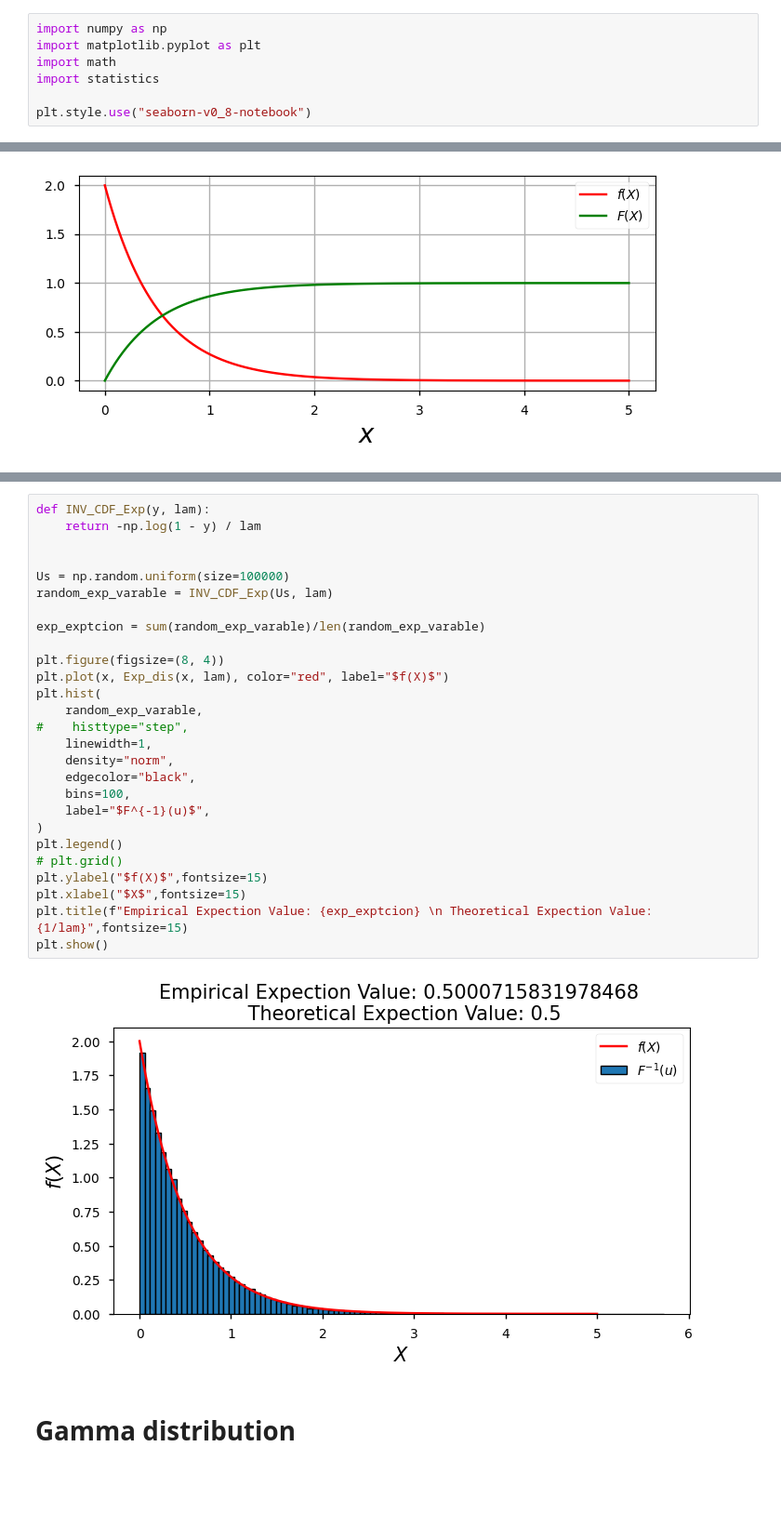
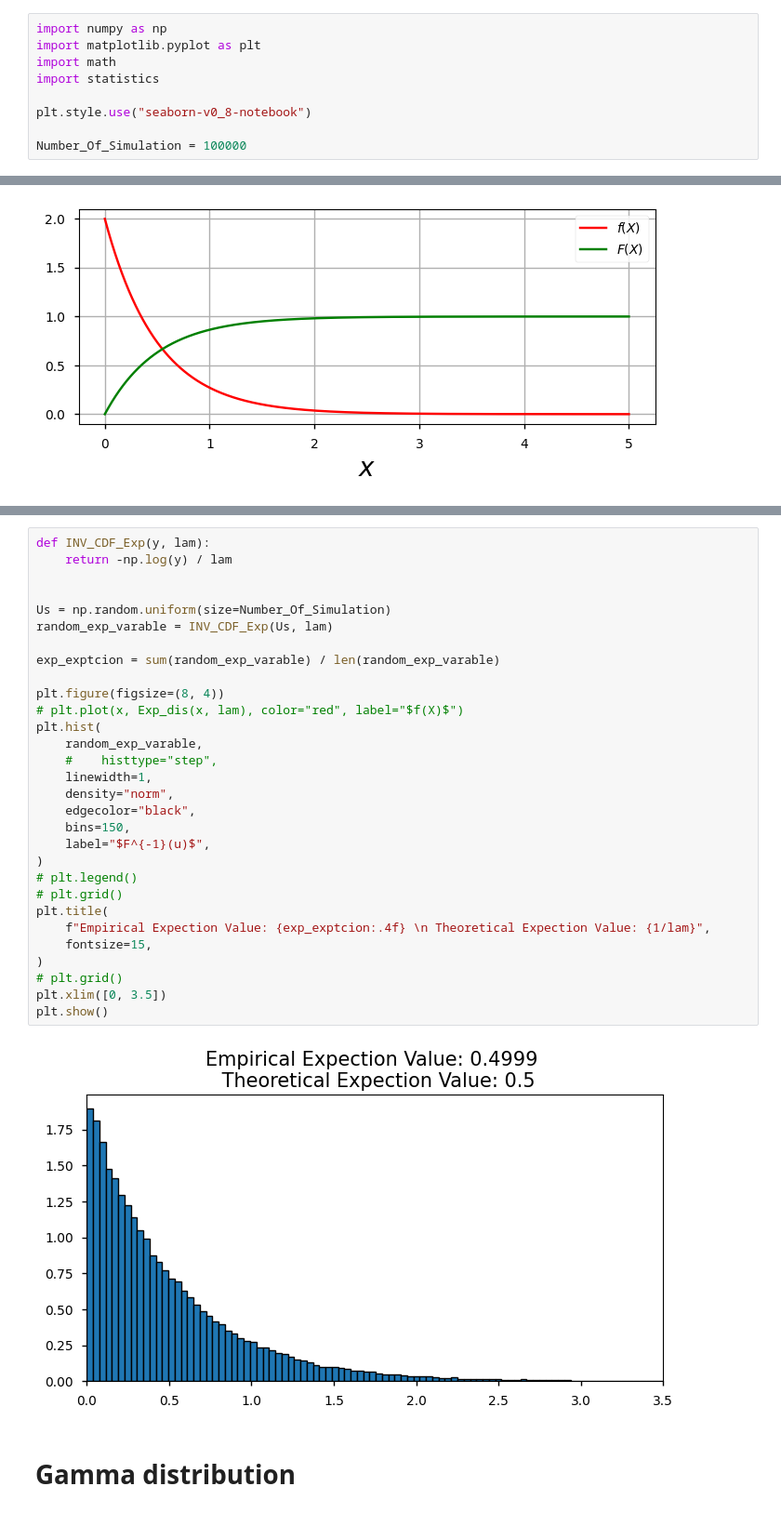
Before and after one commit to AzmainBiswas/Monte_Carlo, a Jupyter notebook: Generating Random Variable/Continuous.ipynb, the cells around one changed output, grey strips where cells are left out. Shown at 93% size. Drawn from its saved outputs; the diff is of its cells as text; blank space fills up the shorter version.

```diff
--- a/Generating Random Variable/Continuous.ipynb
+++ b/Generating Random Variable/Continuous.ipynb
@@ -5,6 +5,8 @@ import math
 import statistics
 
 plt.style.use("seaborn-v0_8-notebook")
+
+Number_Of_Simulation = 100000
 # %% [markdown]
 _**Proposition:**_ Let $U$ ba a $U[0,1]$ random variable. For any continuous distribution function $F$
 the random variable $X$ defined by $$X=F^{-1}(U)$$ has distribution $F$. [$F^{-1}$ is defined to be that value of $x$ such that $F(x)=u$]
@@ -44,32 +49,35 @@ now, $F^{-1}(y) = - \frac{\ln(1-y)}{\lambda}$
 # %%
 def INV_CDF_Exp(y, lam):
-    return -np.log(1 - y) / lam
+    return -np.log(y) / lam
 
 
-Us = np.random.uniform(size=100000)
+Us = np.random.uniform(size=Number_Of_Simulation)
 random_exp_varable = INV_CDF_Exp(Us, lam)
 
-exp_exptcion = sum(random_exp_varable)/len(random_exp_varable)
+exp_exptcion = sum(random_exp_varable) / len(random_exp_varable)
 
 plt.figure(figsize=(8, 4))
-plt.plot(x, Exp_dis(x, lam), color="red", label="$f(X)$")
+# plt.plot(x, Exp_dis(x, lam), color="red", label="$f(X)$")
 plt.hist(
     random_exp_varable,
-#    histtype="step",
+    #    histtype="step",
     linewidth=1,
     density="norm",
     edgecolor="black",
-    bins=100,
+    bins=150,
     label="$F^{-1}(u)$",
 )
-plt.legend()
+# plt.legend()
 # plt.grid()
-plt.ylabel("$f(X)$",fontsize=15)
-plt.xlabel("$X$",fontsize=15)
-plt.title(f"Empirical Expection Value: {exp_exptcion} \n Theoretical Expection Value: {1/lam}",fontsize=15)
+plt.title(
+    f"Empirical Expection Value: {exp_exptcion:.4f} \n Theoretical Expection Value: {1/lam}",
+    fontsize=15,
+)
+# plt.grid()
+plt.xlim([0, 3.5])
 plt.show()
 # %% [output]
-[figure, old version]
+[figure, new version]
 # %% [markdown]
 # Gamma distribution
 # %% [markdown]
```
Also changed, not shown: parts of 11 cells of this notebook, 1 other file.
